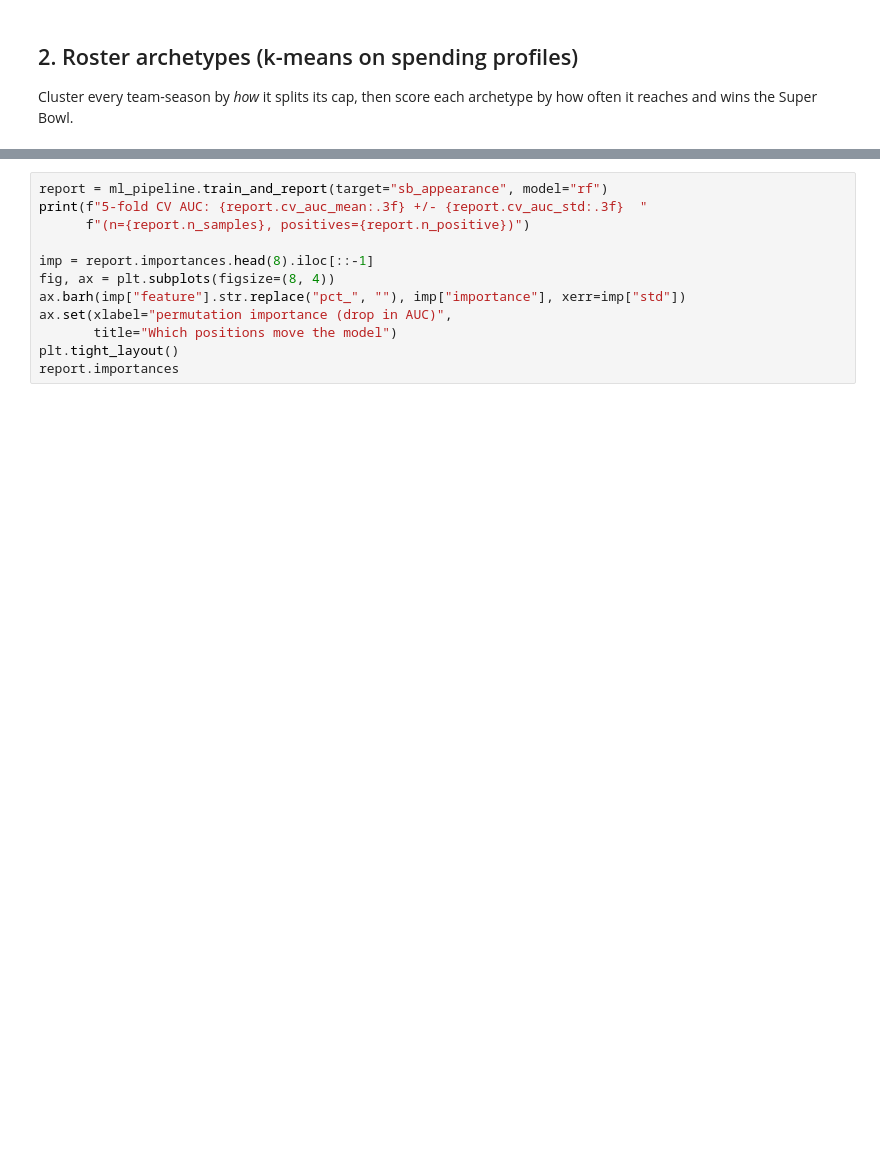
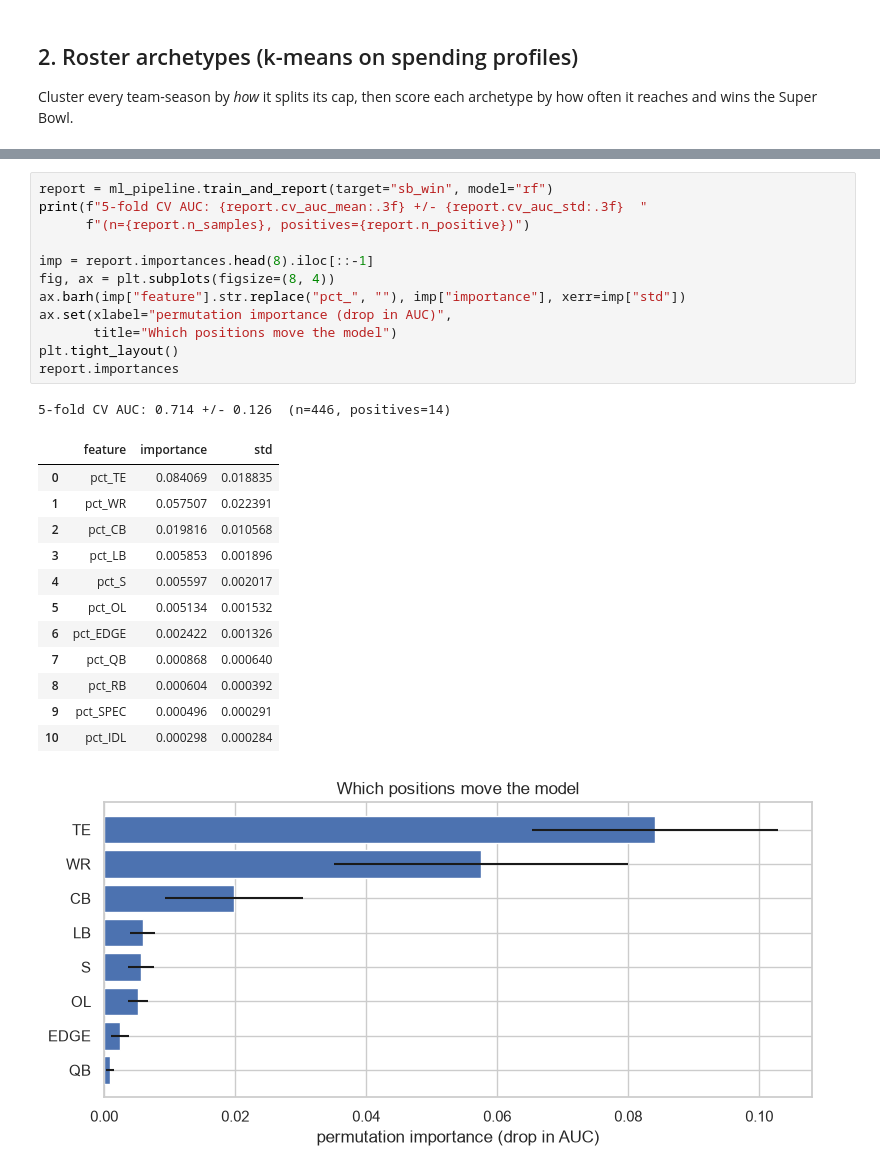
Before and after one commit to dgdagreat/gridironIQ, a Jupyter notebook: notebooks/02_model_results.ipynb, the cells around one changed output, grey strips where cells are left out. Saved outputs shown, nothing was run; the diff lists cells and outputs as text; blank space fills up the shorter version.

```diff
--- a/notebooks/02_model_results.ipynb
+++ b/notebooks/02_model_results.ipynb
@@ -69,15 +123,30 @@ plt.tight_layout()
 # %%
-report = ml_pipeline.train_and_report(target="sb_appearance", model="rf")
+report = ml_pipeline.train_and_report(target="sb_win", model="rf")
 print(f"5-fold CV AUC: {report.cv_auc_mean:.3f} +/- {report.cv_auc_std:.3f}  "
       f"(n={report.n_samples}, positives={report.n_positive})")
 
 imp = report.importances.head(8).iloc[::-1]
 fig, ax = plt.subplots(figsize=(8, 4))
 ax.barh(imp["feature"].str.replace("pct_", ""), imp["importance"], xerr=imp["std"])
 ax.set(xlabel="permutation importance (drop in AUC)",
        title="Which positions move the model")
 plt.tight_layout()
 report.importances
+# %% [output]
+5-fold CV AUC: 0.714 +/- 0.126  (n=446, positives=14)
+|  | feature | importance | std |
+| 0 | pct_TE | 0.084069 | 0.018835 |
+| 1 | pct_WR | 0.057507 | 0.022391 |
+| 2 | pct_CB | 0.019816 | 0.010568 |
+| 3 | pct_LB | 0.005853 | 0.001896 |
+| 4 | pct_S | 0.005597 | 0.002017 |
+| 5 | pct_OL | 0.005134 | 0.001532 |
+| 6 | pct_EDGE | 0.002422 | 0.001326 |
+| 7 | pct_QB | 0.000868 | 0.000640 |
+| 8 | pct_RB | 0.000604 | 0.000392 |
+| 9 | pct_SPEC | 0.000496 | 0.000291 |
+| 10 | pct_IDL | 0.000298 | 0.000284 |
+[figure, added]
 # %% [markdown]
 ## Takeaways
 
```
Also changed, not shown: parts of 8 cells of this notebook, 1 other file.
